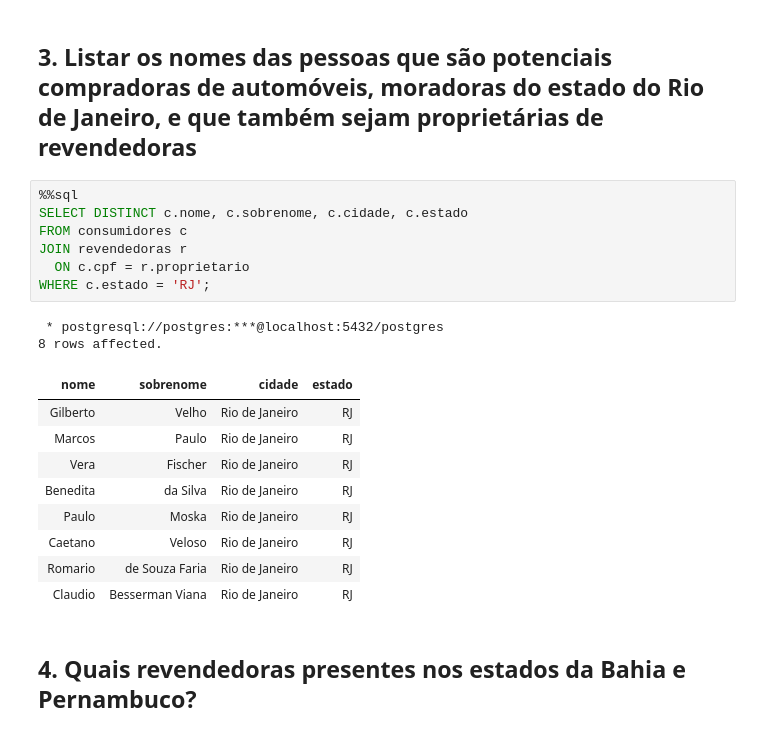
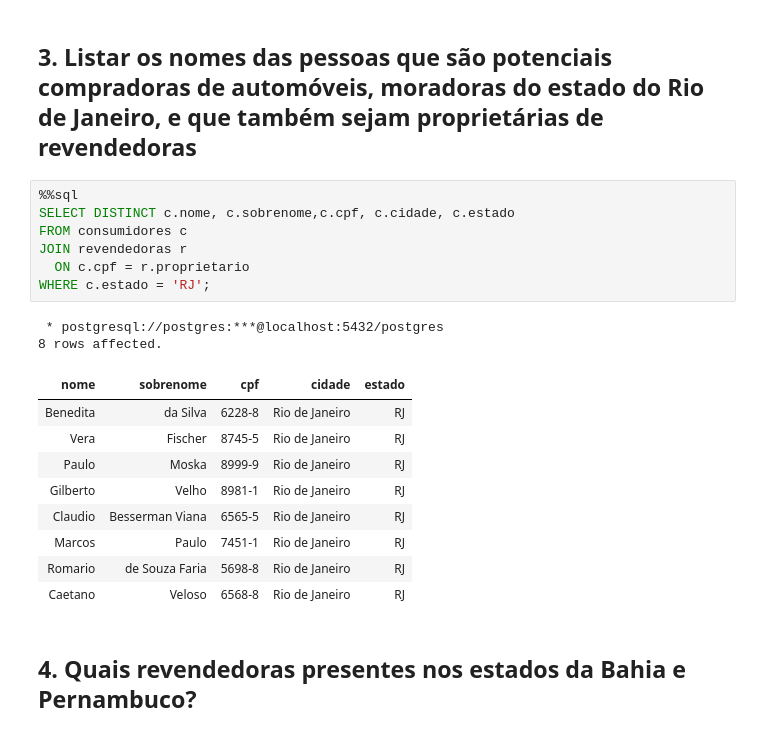
Before and after one commit to biancasipas/BancosDadosSQL, a Jupyter notebook: bd_aula1.ipynb, the cells around one changed output. Drawn from its saved outputs; the diff is of its cells as text.

```diff
--- a/bd_aula1.ipynb
+++ b/bd_aula1.ipynb
@@ -306,23 +309,23 @@ FROM automoveis
 ## 3. Listar os nomes das pessoas que são potenciais compradoras de automóveis, moradoras do estado do Rio de Janeiro, e que também sejam proprietárias de revendedoras
 # %%
 %%sql
-SELECT DISTINCT c.nome, c.sobrenome, c.cidade, c.estado
+SELECT DISTINCT c.nome, c.sobrenome,c.cpf, c.cidade, c.estado
 FROM consumidores c
 JOIN revendedoras r
   ON c.cpf = r.proprietario
 WHERE c.estado = 'RJ';
 # %% [output]
  * postgresql://postgres:***@localhost:5432/postgres
 8 rows affected.
-| nome | sobrenome | cidade | estado |
-| Gilberto | Velho | Rio de Janeiro | RJ |
-| Marcos | Paulo | Rio de Janeiro | RJ |
-| Vera | Fischer | Rio de Janeiro | RJ |
-| Benedita | da Silva | Rio de Janeiro | RJ |
-| Paulo | Moska | Rio de Janeiro | RJ |
-| Caetano | Veloso | Rio de Janeiro | RJ |
-| Romario | de Souza Faria | Rio de Janeiro | RJ |
-| Claudio | Besserman Viana | Rio de Janeiro | RJ |
+| nome | sobrenome | cpf | cidade | estado |
+| Benedita | da Silva | 6228-8 | Rio de Janeiro | RJ |
+| Vera | Fischer | 8745-5 | Rio de Janeiro | RJ |
+| Paulo | Moska | 8999-9 | Rio de Janeiro | RJ |
+| Gilberto | Velho | 8981-1 | Rio de Janeiro | RJ |
+| Claudio | Besserman Viana | 6565-5 | Rio de Janeiro | RJ |
+| Marcos | Paulo | 7451-1 | Rio de Janeiro | RJ |
+| Romario | de Souza Faria | 5698-8 | Rio de Janeiro | RJ |
+| Caetano | Veloso | 6568-8 | Rio de Janeiro | RJ |
 # %% [markdown]
 ## 4. Quais revendedoras presentes nos estados da Bahia e Pernambuco?
 # %%
```
Also changed, not shown: parts of 7 cells of this notebook.
